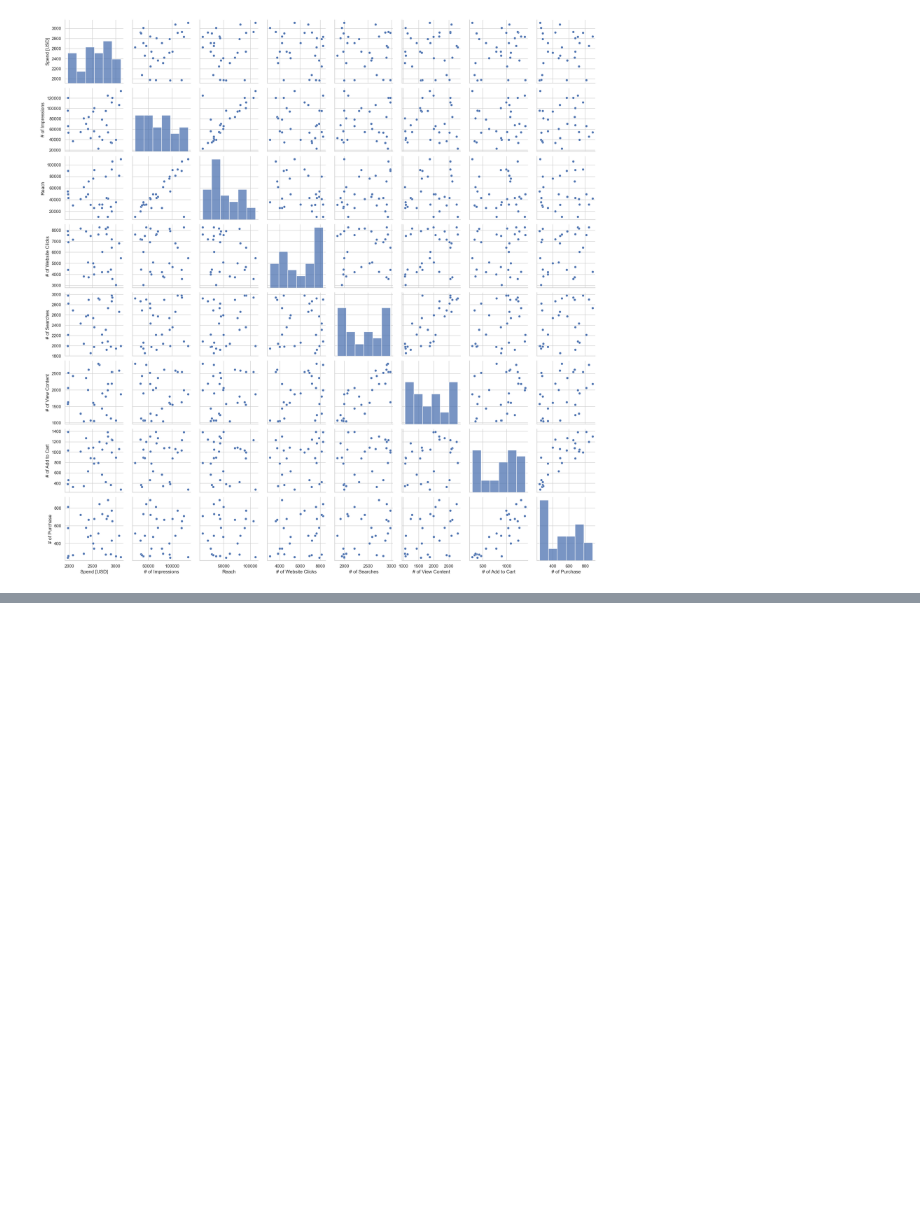
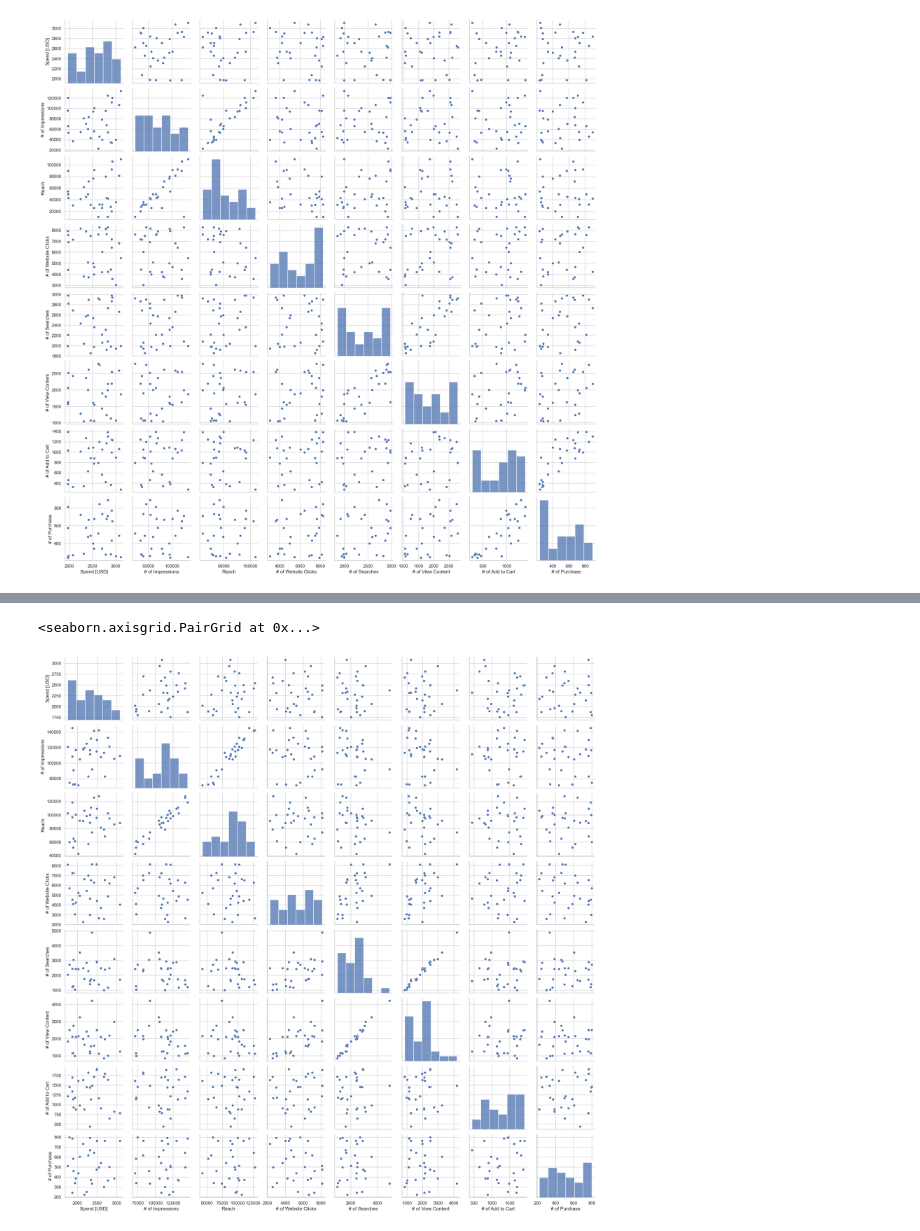
Before and after one commit to maxlyara1/ab-test-hackathon, a Jupyter notebook: ab.ipynb, the cells around one changed output, grey strips where cells are left out. Saved outputs shown, nothing was run; the diff lists cells and outputs as text; code cells hidden in the pictures; blank space fills up the shorter version.

```diff
--- a/ab.ipynb
+++ b/ab.ipynb
@@ -146,0 +202,5 @@ plt.show()
+# %%
+sns.pairplot(control_df)
+# %% [output]
+<seaborn.axisgrid.PairGrid at 0x...>
+[figure, added]
```
Also changed, not shown: parts of 12 cells of this notebook.
